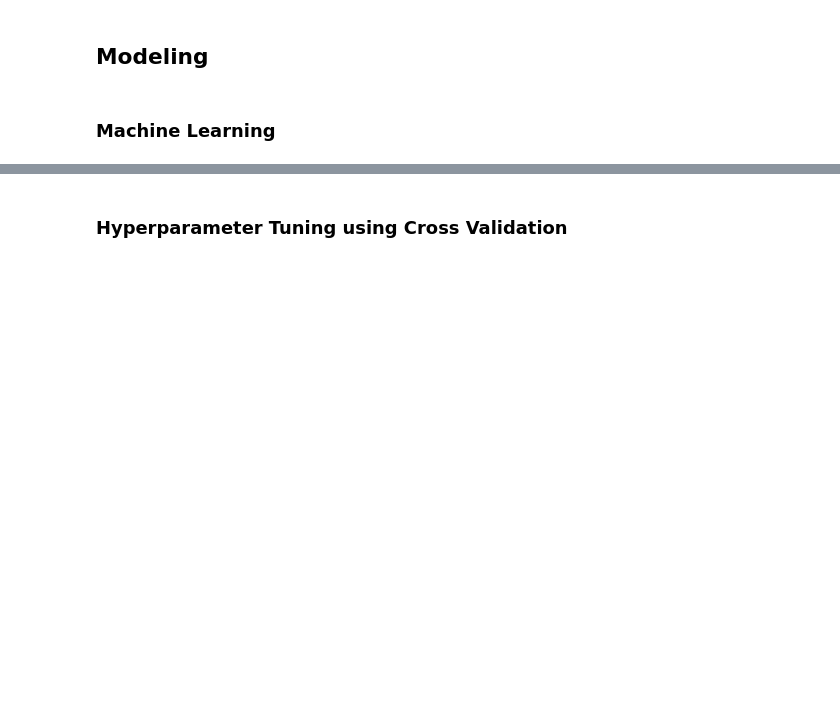
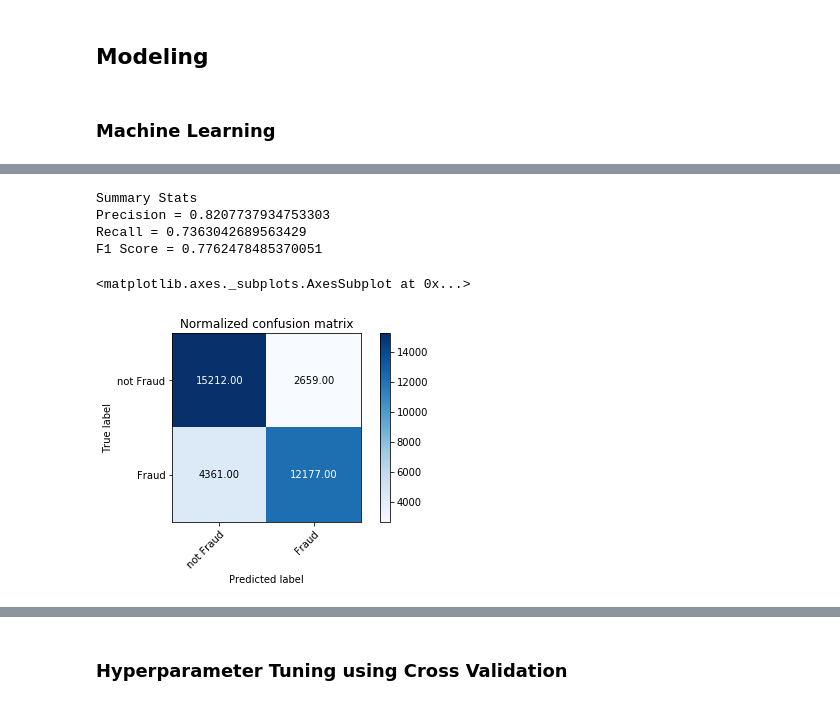
Before and after one commit to PrinceJavier/ieee_cis_fraud_detection, a Jupyter notebook: ieee_cis_fraud_detection.feature_eng.ipynb, the cells around one changed output, grey strips where cells are left out. Cells and saved outputs as stored; diff of their text form; code cells hidden in the pictures; blank space fills up the shorter version.

```diff
--- a/ieee_cis_fraud_detection.feature_eng.ipynb
+++ b/ieee_cis_fraud_detection.feature_eng.ipynb
@@ -190,0 +214,7 @@ predictionAndLabels = df_train.map(lambda lp: (model.predict(lp), lp.isFraud))
+# %%
+prediction = model.transform(df_train_sample)
+# %%
+prediction = prediction.select('prediction')
+# %%
+pd_pred = prediction.toPandas()
+pd_pred.head()
@@ -190,0 +228,3 @@ predictionAndLabels = df_train.map(lambda lp: (model.predict(lp), lp.isFraud))
+# %%
+pd_true = df_train_sample.select('isFraud').toPandas()
+pd_true.head()
@@ -190,0 +238,17 @@ predictionAndLabels = df_train.map(lambda lp: (model.predict(lp), lp.isFraud))
+# %%
+from sklearn.metrics import f1_score, precision_score, recall_score
+
+precision = precision_score(pd_true.values, pd_pred.values)
+recall = recall_score(pd_true.values, pd_pred.values)
+f1Score = f1_score(pd_true.values, pd_pred.values)
+
+
+print("Summary Stats")
+print("Precision = %s" % precision)
+print("Recall = %s" % recall)
+print("F1 Score = %s" % f1Score)
+# %% [output]
+Summary Stats
+Precision = 0.8207737934753303
+Recall = 0.7363042689563429
+F1 Score = 0.7762478485370051
@@ -190,0 +297,8 @@ predictionAndLabels = df_train.map(lambda lp: (model.predict(lp), lp.isFraud))
+# %%
+np.set_printoptions(precision=2)
+class_names = ['not Fraud', 'Fraud']
+plot_confusion_matrix(pd_true.values, pd_pred.values, classes=class_names, Norm=False,
+                      title='Normalized confusion matrix')
+# %% [output]
+<matplotlib.axes._subplots.AxesSubplot at 0x...>
+[figure, added]
```
Also changed, not shown: parts of 54 cells of this notebook.
